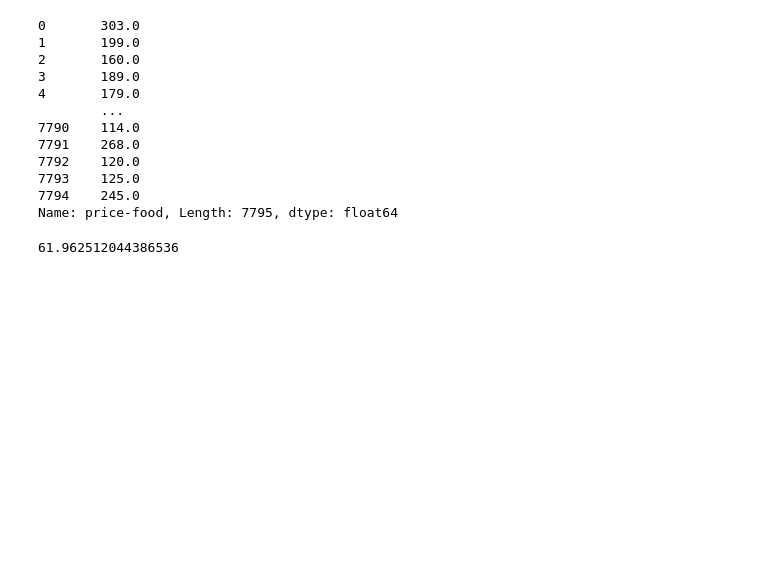
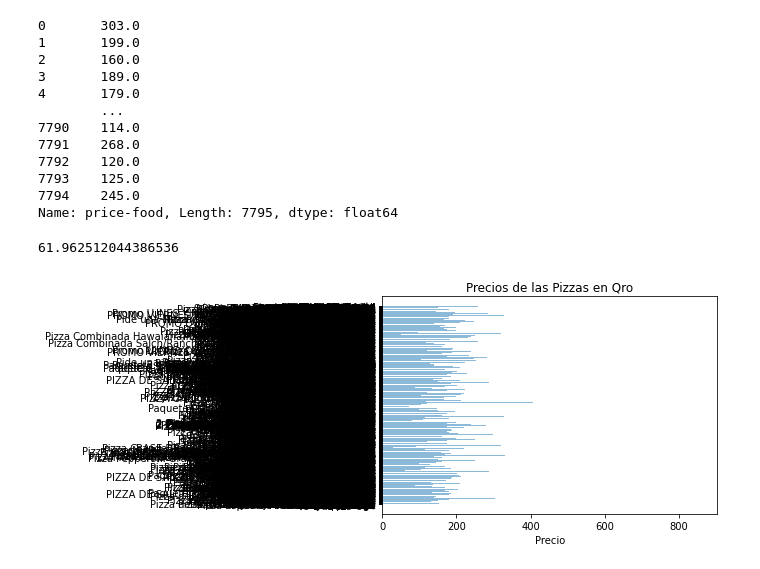
Before and after one commit to alandombel/unidad_1, a Jupyter notebook: PizzaProject-NewVersion.ipynb, the cells around one changed output. Drawn from its saved outputs; the diff is of its cells as text; code cells hidden in the pictures; blank space fills up the shorter version.

```diff
--- a/PizzaProject-NewVersion.ipynb
+++ b/PizzaProject-NewVersion.ipynb
@@ -184,7 +185,10 @@ The pizzas with the mode price are:
 | 7786 | Pizza Rotonda | Pizza Mexicana | 189.0 |
 244 rows × 3 columns
 # %%
+#Precios de las Pizzas
 pizzapobla = dfPizzas['price-food']
+#Nombres de los Productos
+pizzanombre = dfPizzas['name-food']
 
 print(pizzapobla)
 # %% [output]
@@ -205,3 +209,13 @@ Name: price-food, Length: 7795, dtype: float64
 numpy.std(pizzapobla)
 # %% [output]
 61.962512044386536
+# %%
+y_pos = numpy.arange(len(pizzanombre))
+
+plt.barh(y_pos, pizzapobla, align='center', alpha=0.5)
+plt.yticks(y_pos, pizzanombre)
+plt.xlabel('Precio')
+plt.title('Precios de las Pizzas en Qro')
+plt.show()
+# %% [output]
+[figure, added]
```
Also changed, not shown: parts of 1 cell of this notebook.
